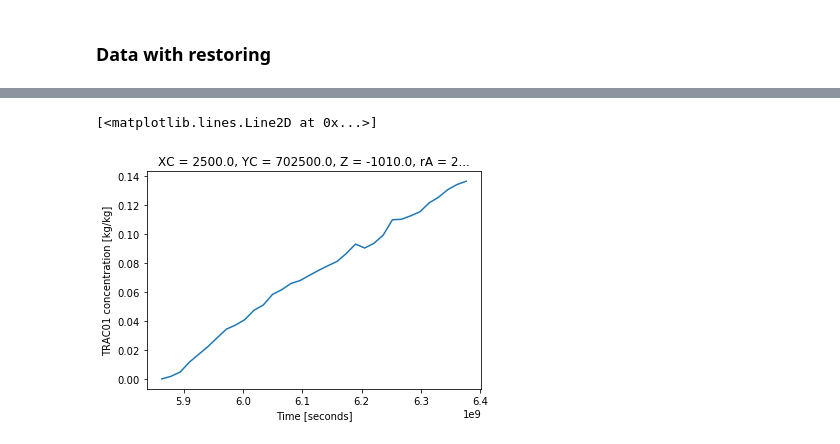
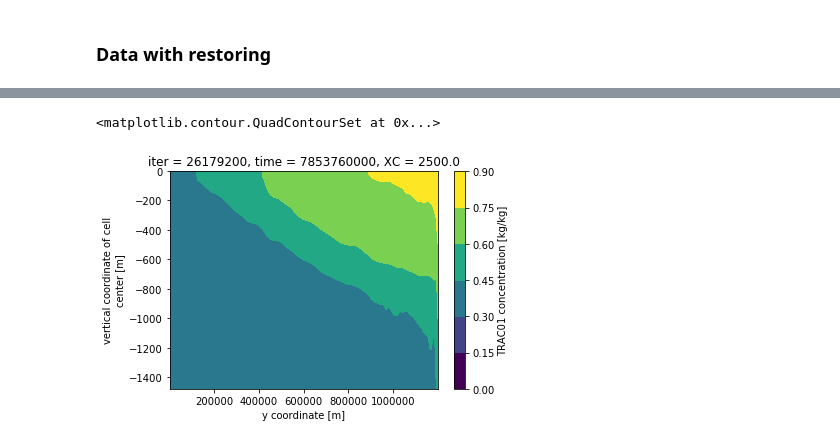
Before and after one commit to ocean-transport/3D_tracer_inversion, a Jupyter notebook: Channel_flat/play_data.ipynb, the cells around one changed output, grey strips where cells are left out. Drawn from its saved outputs; the diff is of its cells as text; code cells hidden in the pictures.

```diff
--- a/Channel_flat/play_data.ipynb
+++ b/Channel_flat/play_data.ipynb
@@ -60,5 +219,5 @@ Coordinates:
 # %%
-ds_tracers.TRAC01.sel(Z=-1000, XC=0, YC = 700e3, method='nearest').plot()
+ds_tracers.TRAC01.sel(XC=0 , method='nearest').isel(time=-1).plot.contourf()
 # %% [output]
-[<matplotlib.lines.Line2D at 0x...>]
+<matplotlib.contour.QuadContourSet at 0x...>
-[figure, old version]
+[figure, new version]
```
Also changed, not shown: parts of 21 cells of this notebook, 23 other files.
